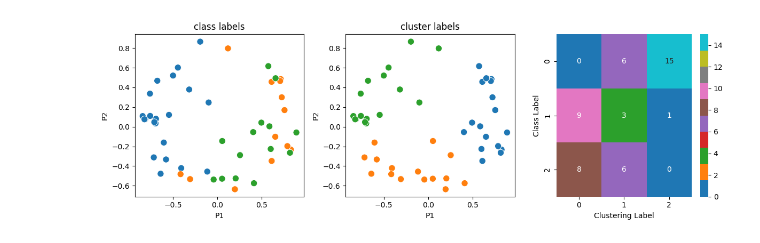
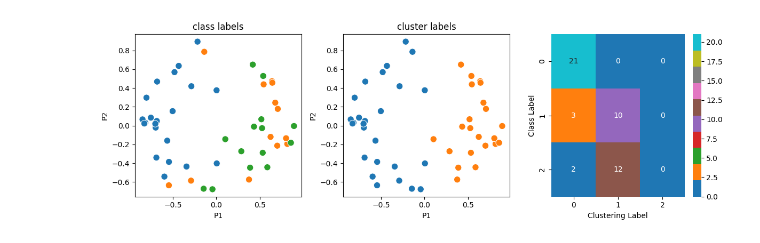
Before and after one commit to clumsyspeedboat/clustering_metaproteins, a Jupyter notebook: cluster_analysis.ipynb, the cells around one changed output. Cells and saved outputs as stored; diff of their text form; code cells hidden in the pictures.

```diff
--- a/cluster_analysis.ipynb
+++ b/cluster_analysis.ipynb
@@ -27,6 +26,6 @@ from sklearn.metrics import silhouette_samples, silhouette_score
 df_csv = pd.read_csv("dataset_1/mp_samples.csv")
 df_csv_data = df_csv.iloc[:, 2:2971]
 df_graph = pd.read_csv("dataset_1/graph.csv")
-df_csv_data2 = df_csv_data.loc[:,(df_csv_data.mean() >= 100)]
+df_csv_data2 = df_csv_data.loc[:,(df_csv_data.mean() >= 350)]
 df_csv_data2.shape
 # %% [output]
@@ -44,8 +43,8 @@ def norm_and_pca_from_df(df):
     cols = list(df.columns)
     df_normalized[cols] = pd.DataFrame(normalize(StandardScaler().fit_transform(df[cols])))
 
-    df_pca = pd.DataFrame(PCA(n_components = 2).fit_transform(df_normalized))
-    df_pca.columns = ['P1', 'P2']
+    df_pca = pd.DataFrame(PCA(n_components = 3).fit_transform(df_normalized))
+    df_pca.columns = ['P1', 'P2','P3']
 
     return df_normalized, df_pca
 # %%
@@ -167,4 +168,4 @@ cluster_plots(df_pca, X, KMeans, 3)
 # %%
-cluster_plots(df_pca, df_pca[['P1','P2']], SpectralClustering, 3)
+cluster_plots(df_pca, df_pca[['P1','P2','P3']], SpectralClustering, 2)
 # %% [output]
-[figure, old version]
+[figure, new version]
```
Also changed, not shown: parts of 9 cells of this notebook.
